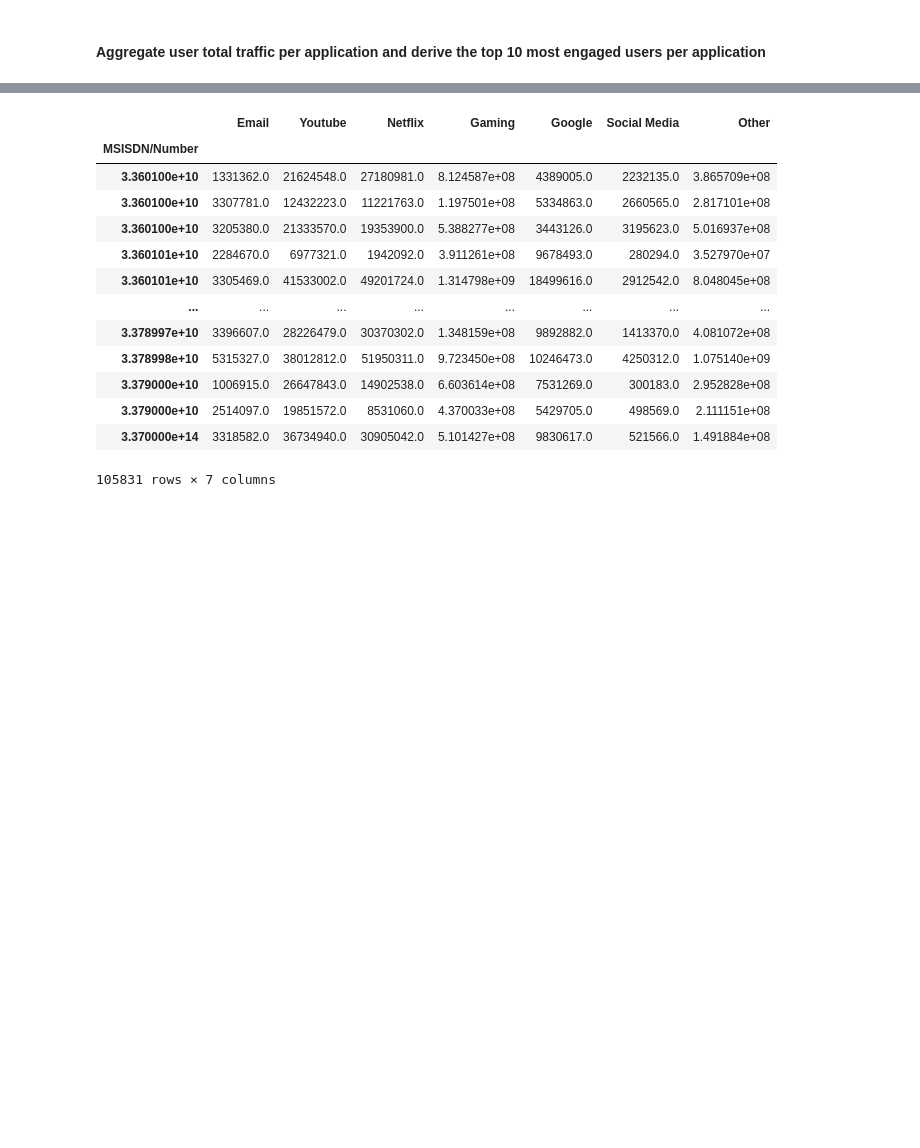
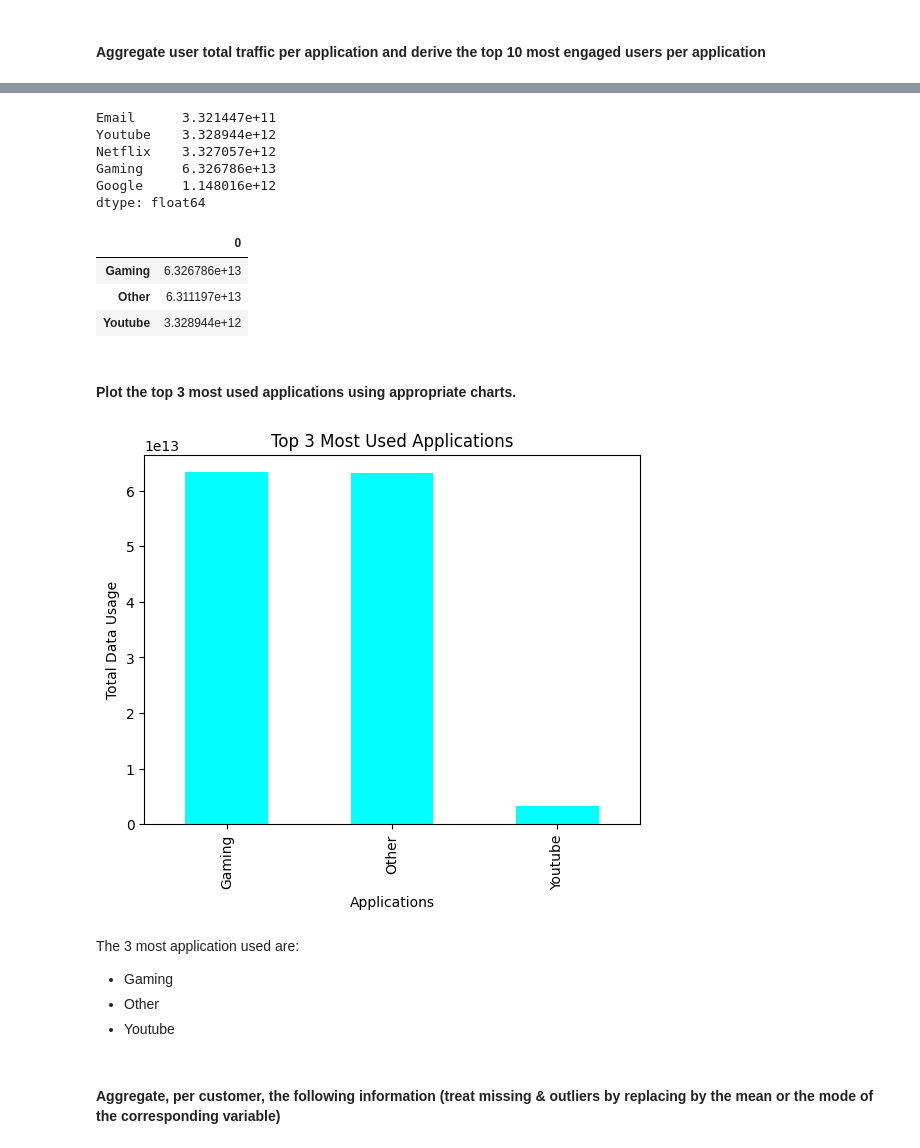
Before and after one commit to Roseco-crs/10Academy_week_1_Telecom_Industry, a Jupyter notebook: code/extract_data.ipynb, the cells around one changed output, grey strips where cells are left out. Saved outputs shown, nothing was run; the diff lists cells and outputs as text; code cells hidden in the pictures; blank space fills up the shorter version.

Commit message:
Task4-1: Aggregated, per customer, the following information (treat missing & outliers by replacing by the mean or the mode of the corresponding variable)

```diff
--- a/code/extract_data.ipynb
+++ b/code/extract_data.ipynb
@@ -471,17 +453,37 @@ See the caveats in the documentation: https://pandas.pydata.org/pandas-docs/stab
 # %%
-df_num.groupby('MSISDN/Number')[['Email', 'Youtube', 'Netflix', 'Gaming', 'Google', 'Social Media', 'Other']].sum()
+app = df_num.groupby('MSISDN/Number')[['Email', 'Youtube', 'Netflix', 'Gaming', 'Google', 'Social Media', 'Other']].sum()
+app = app.reset_index()
+app = app.drop('MSISDN/Number', axis=1).sum()
+app.head()
 # %% [output]
-|  | Email | Youtube | Netflix | Gaming | Google | Social Media | Other |
-| MSISDN/Number |  |  |  |  |  |  |  |
-| 3.360100e+10 | 1331362.0 | 21624548.0 | 27180981.0 | 8.124587e+08 | 4389005.0 | 2232135.0 | 3.865709e+08 |
-| 3.360100e+10 | 3307781.0 | 12432223.0 | 11221763.0 | 1.197501e+08 | 5334863.0 | 2660565.0 | 2.817101e+08 |
-| 3.360100e+10 | 3205380.0 | 21333570.0 | 19353900.0 | 5.388277e+08 | 3443126.0 | 3195623.0 | 5.016937e+08 |
-| 3.360101e+10 | 2284670.0 | 6977321.0 | 1942092.0 | 3.911261e+08 | 9678493.0 | 280294.0 | 3.527970e+07 |
-| 3.360101e+10 | 3305469.0 | 41533002.0 | 49201724.0 | 1.314798e+09 | 18499616.0 | 2912542.0 | 8.048045e+08 |
-| ... | ... | ... | ... | ... | ... | ... | ... |
-| 3.378997e+10 | 3396607.0 | 28226479.0 | 30370302.0 | 1.348159e+08 | 9892882.0 | 1413370.0 | 4.081072e+08 |
-| 3.378998e+10 | 5315327.0 | 38012812.0 | 51950311.0 | 9.723450e+08 | 10246473.0 | 4250312.0 | 1.075140e+09 |
-| 3.379000e+10 | 1006915.0 | 26647843.0 | 14902538.0 | 6.603614e+08 | 7531269.0 | 300183.0 | 2.952828e+08 |
-| 3.379000e+10 | 2514097.0 | 19851572.0 | 8531060.0 | 4.370033e+08 | 5429705.0 | 498569.0 | 2.111151e+08 |
-| 3.370000e+14 | 3318582.0 | 36734940.0 | 30905042.0 | 5.101427e+08 | 9830617.0 | 521566.0 | 1.491884e+08 |
-105831 rows × 7 columns
+Email      3.321447e+11
+Youtube    3.328944e+12
+Netflix    3.327057e+12
+Gaming     6.326786e+13
+Google     1.148016e+12
+dtype: float64
+# %%
+top_3_apps = app.nlargest(3)
+pd.DataFrame(top_3_apps)
+# %% [output]
+|  | 0 |
+| Gaming | 6.326786e+13 |
+| Other | 6.311197e+13 |
+| Youtube | 3.328944e+12 |
+# %% [markdown]
+#### Plot the top 3 most used applications using appropriate charts.
+# %%
+top_3_apps.plot(kind='bar', color='cyan')
+plt.title('Top 3 Most Used Applications')
+plt.xlabel('Applications')
+plt.ylabel('Total Data Usage')
+plt.show()
+# %% [output]
+[figure, added]
+# %% [markdown]
+The 3 most application used are:
+- Gaming
+- Other
+- Youtube
+# %% [markdown]
+####  Aggregate, per customer, the following information (treat missing & outliers by replacing by the mean or the mode of the corresponding variable)
```
Also changed, not shown: parts of 3 cells of this notebook.
